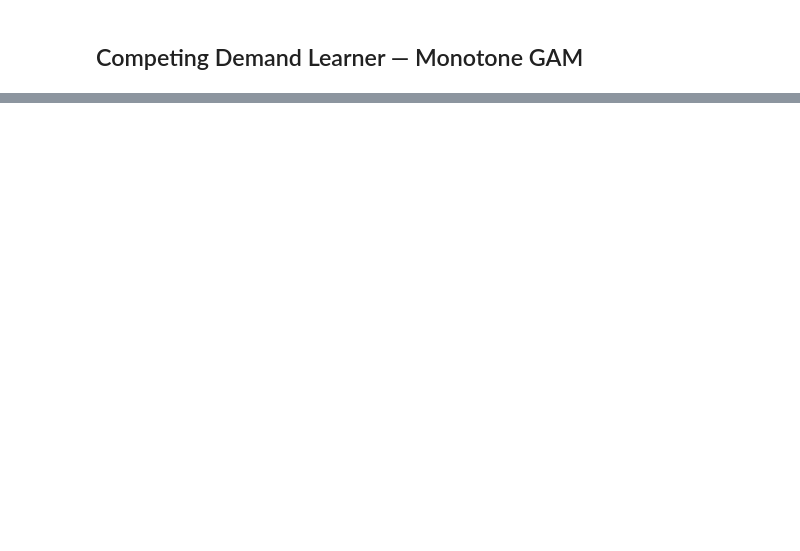
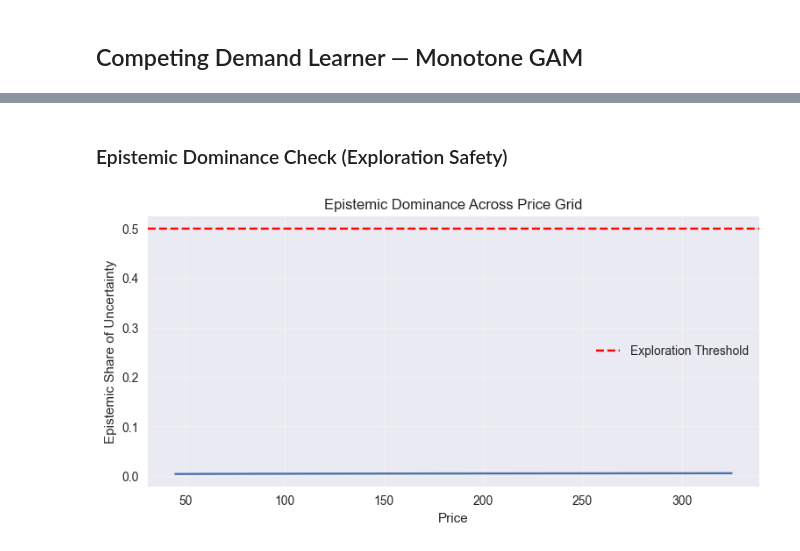
Before and after one commit to amriteshp2000/Dynamic-Pricing-Engine, a Jupyter notebook: notebooks/demand_modeling.ipynb, the cells around one changed output, grey strips where cells are left out. Saved outputs shown, nothing was run; the diff lists cells and outputs as text; code cells hidden in the pictures; blank space fills up the shorter version.

```diff
--- a/notebooks/demand_modeling.ipynb
+++ b/notebooks/demand_modeling.ipynb
@@ -278,7 +343,7 @@ plt.show()
 # Fit Residual Corrector
 
 residual_corrector = NeighborhoodResidualCorrector()
-residual_corrector.fit(df)
+residual_corrector.fit(df, demand_model)
 # %%
 # Apply Correction
 
@@ -352,0 +467,23 @@ plt.show()
+# %% [markdown]
+### Epistemic Dominance Check (Exploration Safety)
+# %%
+rows = []
+
+for p in price_grid:
+    pred = demand_model.predict(context, p)
+    epi_ratio = pred.epistemic_std / (pred.epistemic_std + pred.aleatoric_std)
+    rows.append({"price": p, "epi_ratio": epi_ratio})
+
+df_epi = pd.DataFrame(rows)
+
+plt.figure(figsize=(9, 4))
+plt.plot(df_epi.price, df_epi.epi_ratio)
+plt.axhline(0.5, color="red", linestyle="--", label="Exploration Threshold")
+plt.xlabel("Price")
+plt.ylabel("Epistemic Share of Uncertainty")
+plt.title("Epistemic Dominance Across Price Grid")
+plt.legend()
+plt.grid(alpha=0.3)
+plt.show()
+# %% [output]
+[figure, added]
```
Also changed, not shown: parts of 29 cells of this notebook, 1 other file.
